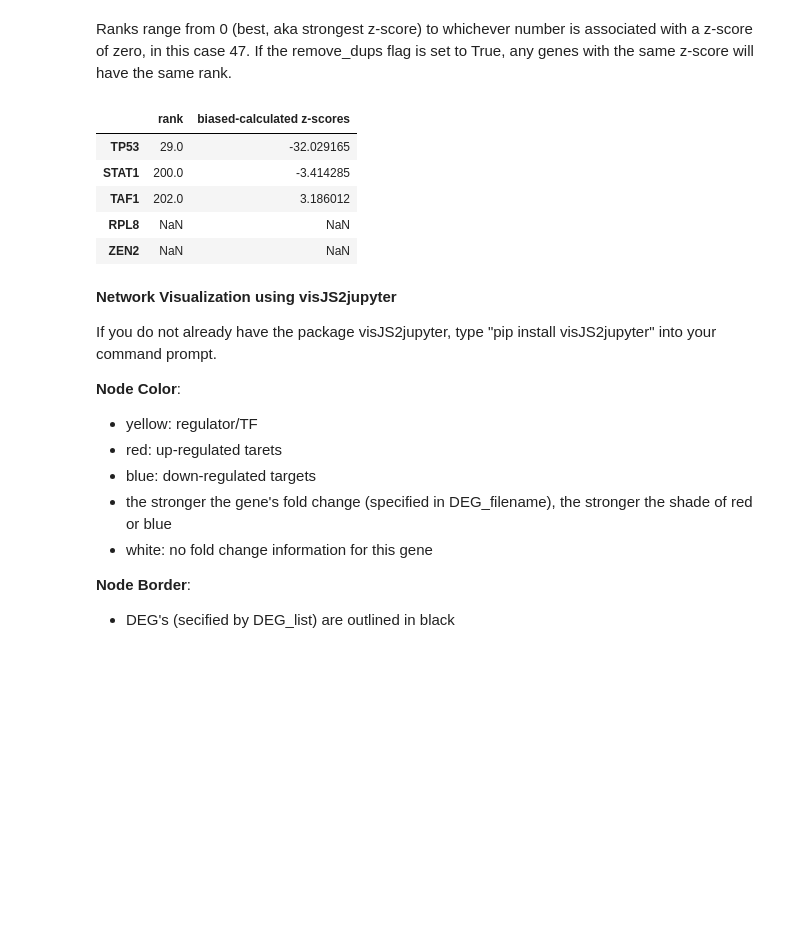
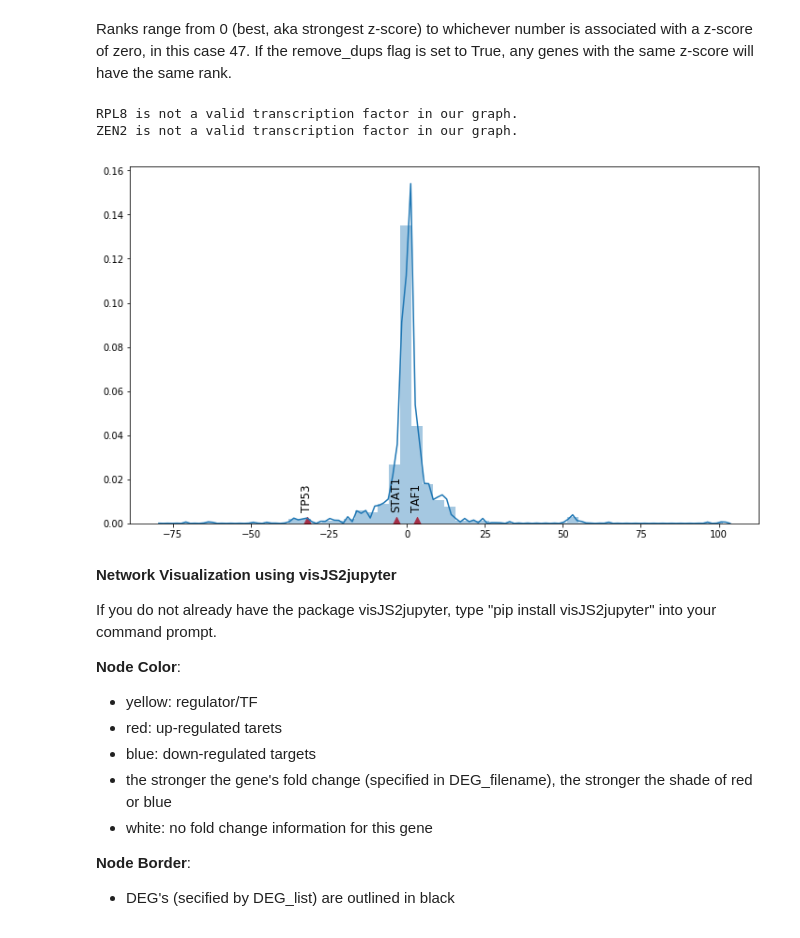
Before and after one commit to ucsd-ccbb/network_bio_toolkit, a Jupyter notebook: notebooks/Only_modules_notebooks/URA_Basic_Example_before_class.ipynb, the cells around one changed output. Drawn from its saved outputs; the diff is of its cells as text; code cells hidden in the pictures; blank space fills up the shorter version.

```diff
--- a/notebooks/Only_modules_notebooks/URA_Basic_Example_before_class.ipynb
+++ b/notebooks/Only_modules_notebooks/URA_Basic_Example_before_class.ipynb
@@ -344,14 +346,11 @@ Top five overall:
 Ranks range from 0 (best, aka strongest z-score) to whichever number is associated with a z-score of zero, in this case 47. If the remove_dups flag is set to True, any genes with the same z-score will have the same rank.
 # %%
 genes_to_rank = ['TAF1', 'RPL8', 'STAT1','TP53', 'ZEN2']
-stat_analysis.rank_and_score_df(bias_zscore, genes_to_rank, act = True, abs_value = True, remove_dups=True)
+stat_analysis.compare_genes(bias_zscore, genes_to_rank, anno_vert_dist=0.005)
 # %% [output]
-|  | rank | biased-calculated z-scores |
-| TP53 | 29.0 | -32.029165 |
-| STAT1 | 200.0 | -3.414285 |
-| TAF1 | 202.0 | 3.186012 |
-| RPL8 | NaN | NaN |
-| ZEN2 | NaN | NaN |
+RPL8 is not a valid transcription factor in our graph.
+ZEN2 is not a valid transcription factor in our graph.
+[figure, added]
 # %% [markdown]
 **Network Visualization using visJS2jupyter**
 <a id='visJS'></a>
```
Also changed, not shown: parts of 7 cells of this notebook, 6 other files.
